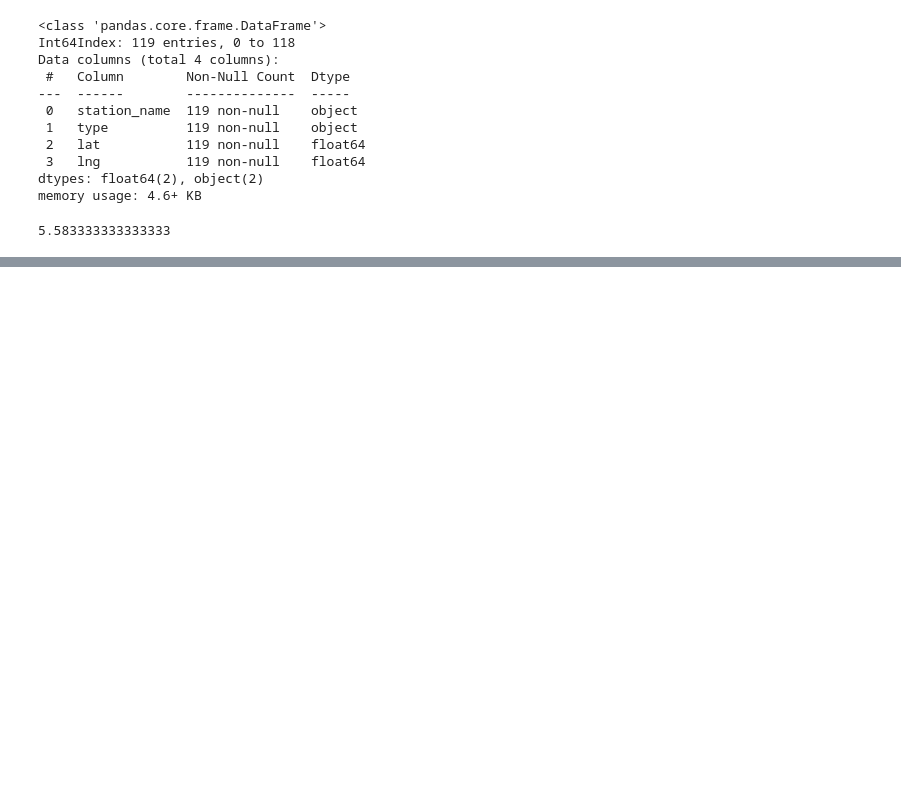
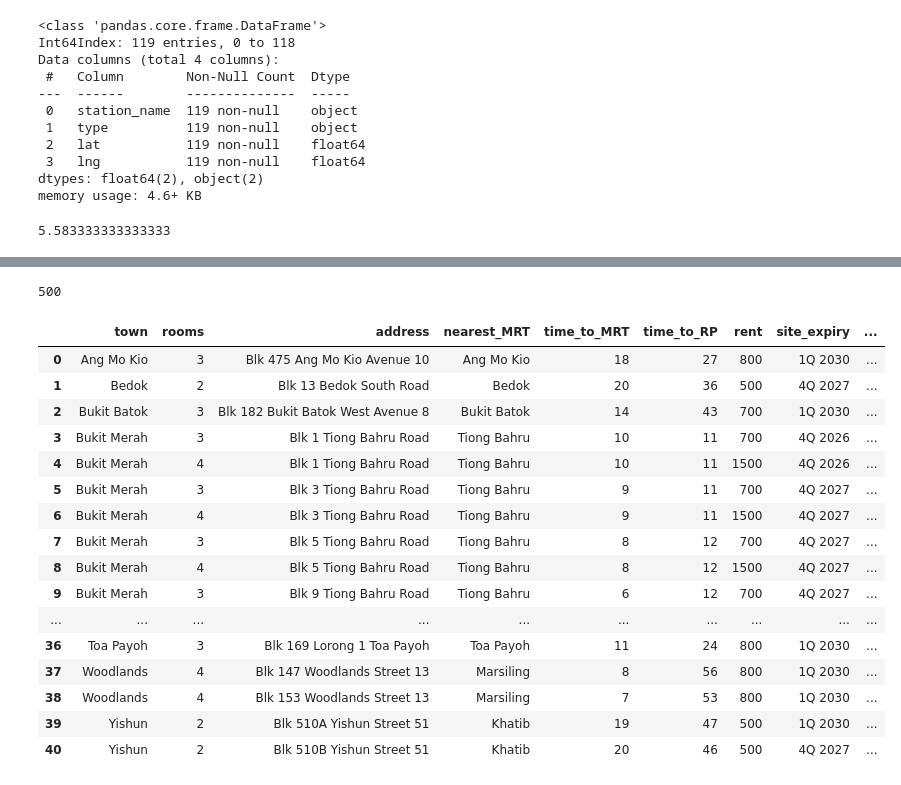
Before and after one commit to siahyeelong/PPHS-consideration, a Jupyter notebook: PPHS.ipynb, the cells around one changed output, grey strips where cells are left out. Drawn from its saved outputs; the diff is of its cells as text; code cells hidden in the pictures; blank space fills up the shorter version.

Commit message:
completed PPHS summary. yet to polish things up

```diff
--- a/PPHS.ipynb
+++ b/PPHS.ipynb
@@ -206,3 +221,6 @@ df
 | 35 | Woodlands | Blk 153 Woodlands Street 13 | 0 | 0 | 32 | 1Q 2030 | 64 | 2030-01-01 | 730153 | ... |
 | 36 | Yishun | Blk 510A Yishun Street 51 | 1 | 0 | 0 | 1Q 2030 | 64 | 2030-01-01 | 761510 | ... |
 | 37 | Yishun | Blk 510B Yishun Street 51 | 1 | 0 | 0 | 4Q 2027 | 37 | 2027-10-01 | 762510 | ... |
+# %%
+df['town'] = df['town'].apply(lambda x : x.split('/')[0])
+df
@@ -208,0 +245,56 @@ df
+# %%
+# Get the rental rates data from csv
+rental_rates_df = pd.read_csv('processed data/rental_rates.csv')
+
+# Function to get the rental rate
+def get_rental_rate(town, rooms):
+    if isinstance(rooms,str) and "room" in rooms:
+        rooms = int(rooms[0])
+    try:
+        return rental_rates_df[rental_rates_df['town']==town][f'{rooms}room'].values[0]
+    except:
+        return 0
+get_rental_rate('Ang Mo Kio', 2)
+# %% [output]
+500
+# %%
+# Step 1: Create an empty list to store the rows
+rows = []
+
+# Step 2: Iterate through each row in the DataFrame
+for index, row in df.iterrows():
+    town = row['town']
+    for room_type in ['2room', '3room', '4room']:
+        if row[room_type] != 0:  # Filter out rows with 0 values
+            rows.append({'town': town, 'rooms': int(room_type.strip('room')),
+                         'address': row['address'],
+                         'nearest_MRT': row['nearest_MRT'],
+                         'time_to_MRT': int(round(row['time_to_MRT'], 0)),   # criteria 1
+                         'time_to_RP': int(round(row['time_to_RP'], 0)),     # criteria 2
+                         'rent': get_rental_rate(town, room_type),           # criteria 3
+                         'site_expiry': row['site_expiry'],
+                         'months_to_expiry': row['months_to_expiry'],        # criteria 4
+                         'availability': row[room_type]
+                         })
+
+# Step 3: Create a new DataFrame from the list of rows
+PPHS_summary_df = pd.DataFrame(rows)
+PPHS_summary_df
+# %% [output]
+|  | town | rooms | address | nearest_MRT | time_to_MRT | time_to_RP | rent | site_expiry | ... |
+| 0 | Ang Mo Kio | 3 | Blk 475 Ang Mo Kio Avenue 10 | Ang Mo Kio | 18 | 27 | 800 | 1Q 2030 | ... |
+| 1 | Bedok | 2 | Blk 13 Bedok South Road | Bedok | 20 | 36 | 500 | 4Q 2027 | ... |
+| 2 | Bukit Batok | 3 | Blk 182 Bukit Batok West Avenue 8 | Bukit Batok | 14 | 43 | 700 | 1Q 2030 | ... |
+| 3 | Bukit Merah | 3 | Blk 1 Tiong Bahru Road | Tiong Bahru | 10 | 11 | 700 | 4Q 2026 | ... |
+| 4 | Bukit Merah | 4 | Blk 1 Tiong Bahru Road | Tiong Bahru | 10 | 11 | 1500 | 4Q 2026 | ... |
+| 5 | Bukit Merah | 3 | Blk 3 Tiong Bahru Road | Tiong Bahru | 9 | 11 | 700 | 4Q 2027 | ... |
+| 6 | Bukit Merah | 4 | Blk 3 Tiong Bahru Road | Tiong Bahru | 9 | 11 | 1500 | 4Q 2027 | ... |
+| 7 | Bukit Merah | 3 | Blk 5 Tiong Bahru Road | Tiong Bahru | 8 | 12 | 700 | 4Q 2027 | ... |
+| 8 | Bukit Merah | 4 | Blk 5 Tiong Bahru Road | Tiong Bahru | 8 | 12 | 1500 | 4Q 2027 | ... |
+| 9 | Bukit Merah | 3 | Blk 9 Tiong Bahru Road | Tiong Bahru | 6 | 12 | 700 | 4Q 2027 | ... |
+| ... | ... | ... | ... | ... | ... | ... | ... | ... | ... |
+| 36 | Toa Payoh | 3 | Blk 169 Lorong 1 Toa Payoh | Toa Payoh | 11 | 24 | 800 | 1Q 2030 | ... |
+| 37 | Woodlands | 4 | Blk 147 Woodlands Street 13 | Marsiling | 8 | 56 | 800 | 1Q 2030 | ... |
+| 38 | Woodlands | 4 | Blk 153 Woodlands Street 13 | Marsiling | 7 | 53 | 800 | 1Q 2030 | ... |
+| 39 | Yishun | 2 | Blk 510A Yishun Street 51 | Khatib | 19 | 47 | 500 | 1Q 2030 | ... |
+| 40 | Yishun | 2 | Blk 510B Yishun Street 51 | Khatib | 20 | 46 | 500 | 4Q 2027 | ... |
```
Also changed, not shown: parts of 4 cells of this notebook, 5 other files.
